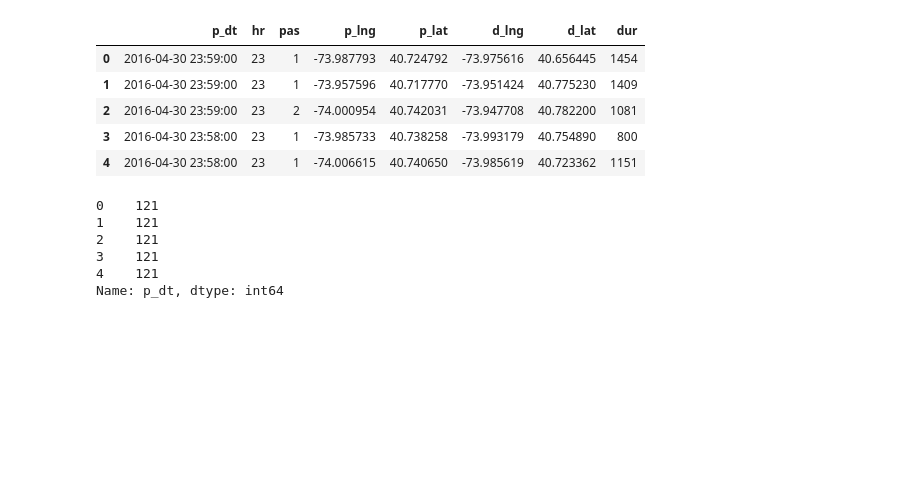
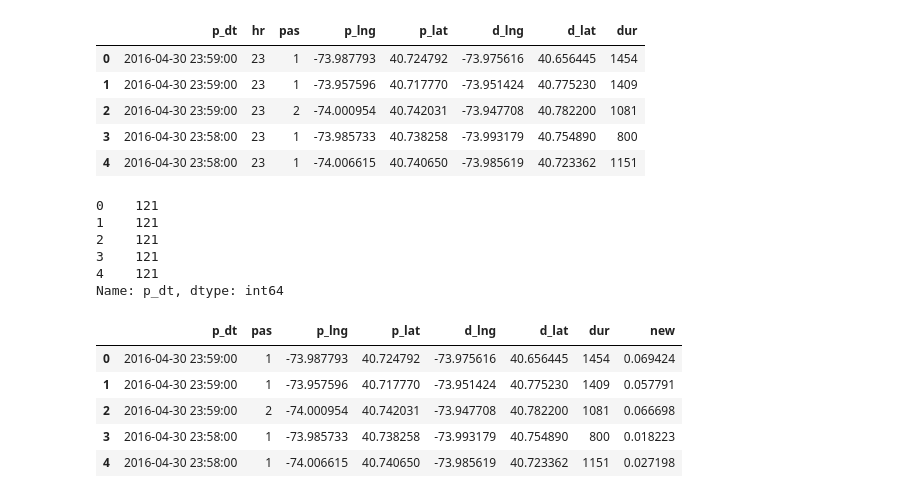
Before and after one commit to eigenSim/dss6a-regression, a Jupyter notebook: choi/171011_choi_notes.ipynb, the cells around one changed output. Drawn from its saved outputs; the diff is of its cells as text; code cells hidden in the pictures; blank space fills up the shorter version.

```diff
--- a/choi/171011_choi_notes.ipynb
+++ b/choi/171011_choi_notes.ipynb
@@ -111,3 +126,19 @@ taxi_df['p_dt'].dt.dayofyear.head()
 3    121
 4    121
 Name: p_dt, dtype: int64
+# %%
+def dist(plng, plat, dlng, dlat):
+    return ((dlng-plng)**2 + (dlat-plat)**2) ** 0.5
+
+# test case
+aaa = taxi_df.copy()
+aaa['new'] = np.vectorize(dist)(\
+                aaa['p_lng'], aaa['p_lat'], aaa['d_lng'], aaa['d_lat'])
+aaa.head()
+# %% [output]
+|  | p_dt | pas | p_lng | p_lat | d_lng | d_lat | dur | new |
+| 0 | 2016-04-30 23:59:00 | 1 | -73.987793 | 40.724792 | -73.975616 | 40.656445 | 1454 | 0.069424 |
+| 1 | 2016-04-30 23:59:00 | 1 | -73.957596 | 40.717770 | -73.951424 | 40.775230 | 1409 | 0.057791 |
+| 2 | 2016-04-30 23:59:00 | 2 | -74.000954 | 40.742031 | -73.947708 | 40.782200 | 1081 | 0.066698 |
+| 3 | 2016-04-30 23:58:00 | 1 | -73.985733 | 40.738258 | -73.993179 | 40.754890 | 800 | 0.018223 |
+| 4 | 2016-04-30 23:58:00 | 1 | -74.006615 | 40.740650 | -73.985619 | 40.723362 | 1151 | 0.027198 |
```
Also changed, not shown: parts of 5 cells of this notebook, 4 other files.
